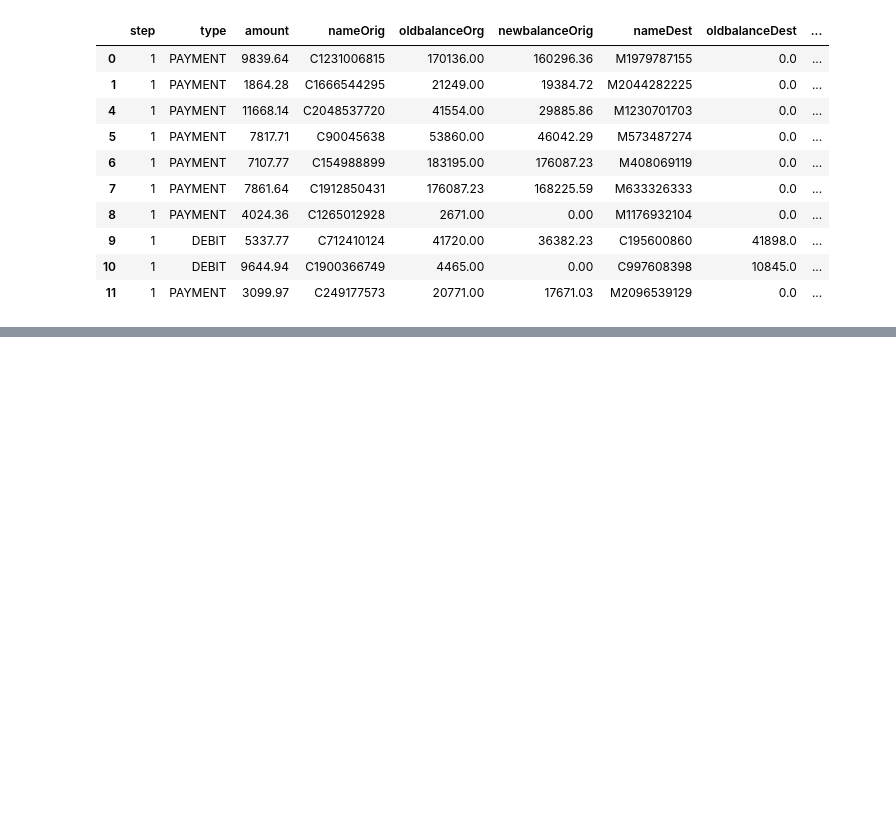
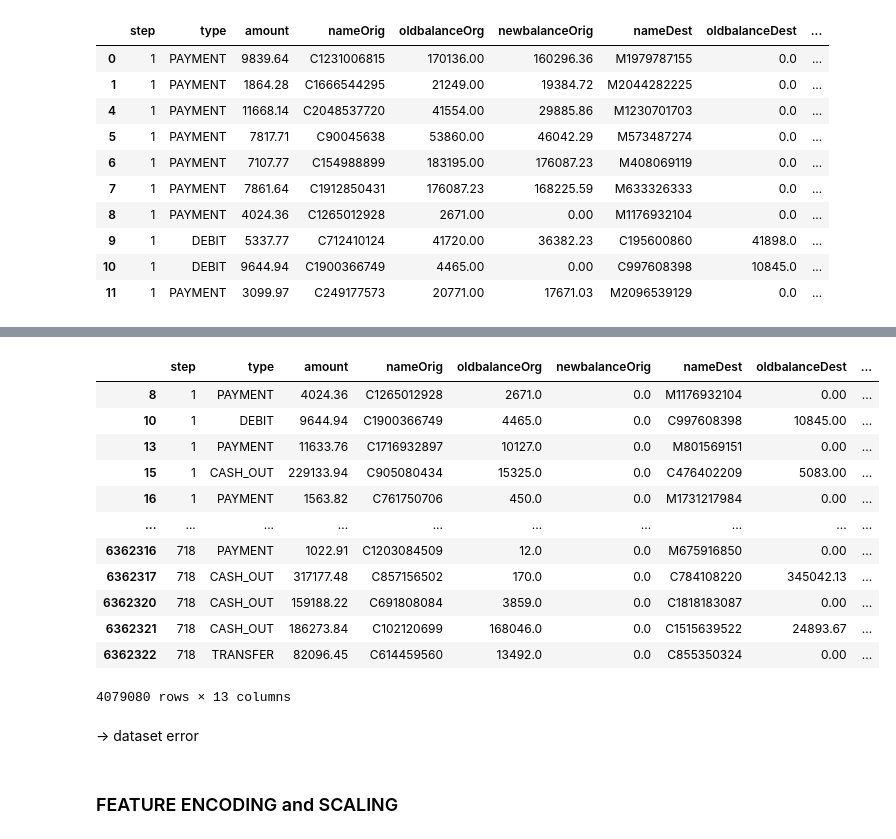
Before and after one commit to kdnehihi/dsproject, a Jupyter notebook: notebooks/EDA.ipynb, the cells around one changed output, grey strips where cells are left out. Drawn from its saved outputs; the diff is of its cells as text; code cells hidden in the pictures; blank space fills up the shorter version.

```diff
--- a/notebooks/EDA.ipynb
+++ b/notebooks/EDA.ipynb
@@ -357,0 +414,21 @@ nonfraud.head(10)
+# %%
+df_error = df[df['amount'] > df['oldbalanceOrg']]
+df_error
+# %% [output]
+|  | step | type | amount | nameOrig | oldbalanceOrg | newbalanceOrig | nameDest | oldbalanceDest | ... |
+| 8 | 1 | PAYMENT | 4024.36 | C1265012928 | 2671.0 | 0.0 | M1176932104 | 0.00 | ... |
+| 10 | 1 | DEBIT | 9644.94 | C1900366749 | 4465.0 | 0.0 | C997608398 | 10845.00 | ... |
+| 13 | 1 | PAYMENT | 11633.76 | C1716932897 | 10127.0 | 0.0 | M801569151 | 0.00 | ... |
+| 15 | 1 | CASH_OUT | 229133.94 | C905080434 | 15325.0 | 0.0 | C476402209 | 5083.00 | ... |
+| 16 | 1 | PAYMENT | 1563.82 | C761750706 | 450.0 | 0.0 | M1731217984 | 0.00 | ... |
+| ... | ... | ... | ... | ... | ... | ... | ... | ... | ... |
+| 6362316 | 718 | PAYMENT | 1022.91 | C1203084509 | 12.0 | 0.0 | M675916850 | 0.00 | ... |
+| 6362317 | 718 | CASH_OUT | 317177.48 | C857156502 | 170.0 | 0.0 | C784108220 | 345042.13 | ... |
+| 6362320 | 718 | CASH_OUT | 159188.22 | C691808084 | 3859.0 | 0.0 | C1818183087 | 0.00 | ... |
+| 6362321 | 718 | CASH_OUT | 186273.84 | C102120699 | 168046.0 | 0.0 | C1515639522 | 24893.67 | ... |
+| 6362322 | 718 | TRANSFER | 82096.45 | C614459560 | 13492.0 | 0.0 | C855350324 | 0.00 | ... |
+4079080 rows × 13 columns
+# %% [markdown]
+-> dataset error
+# %% [markdown]
+### FEATURE ENCODING and SCALING
```
Also changed, not shown: parts of 8 cells of this notebook, 1 other file.
